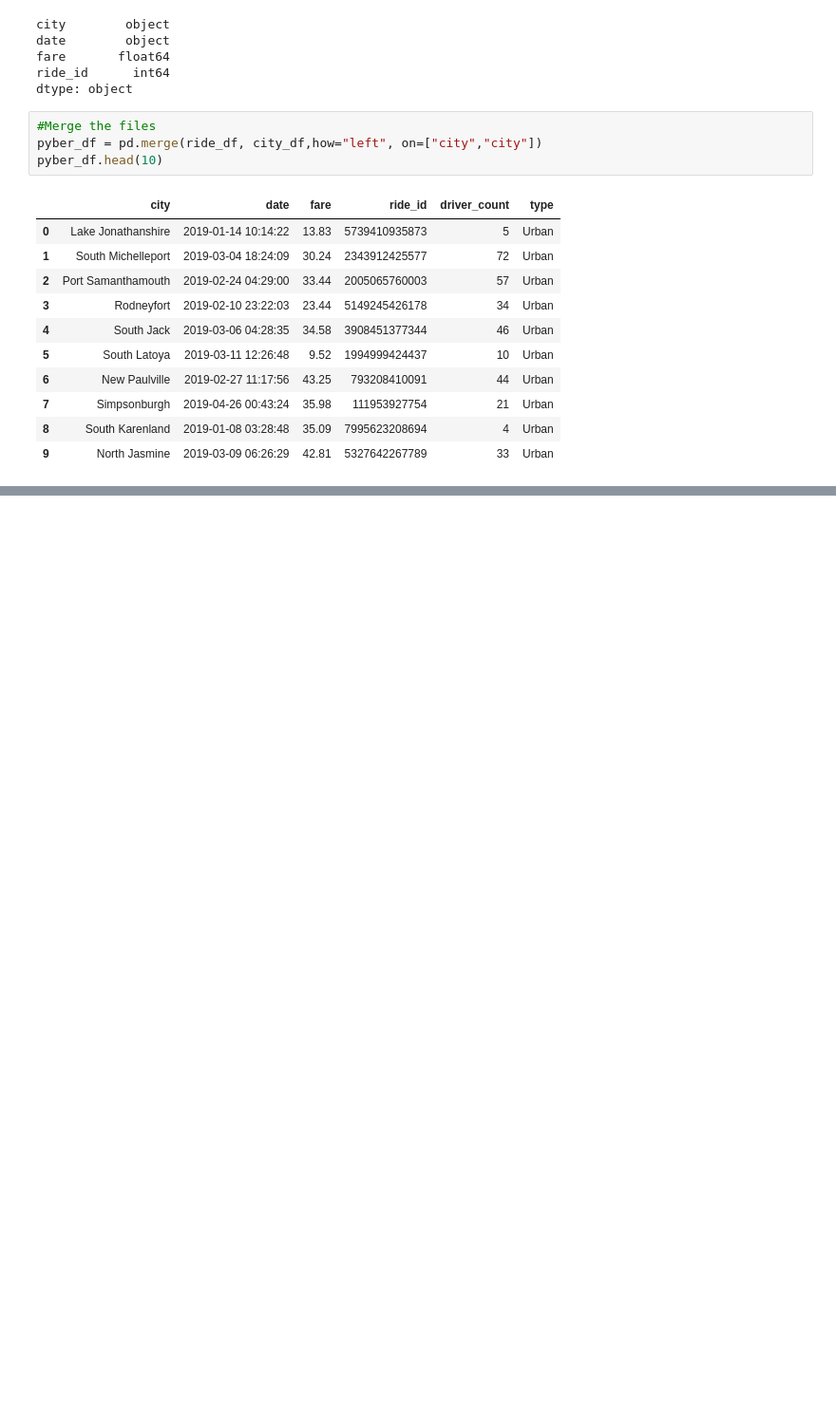
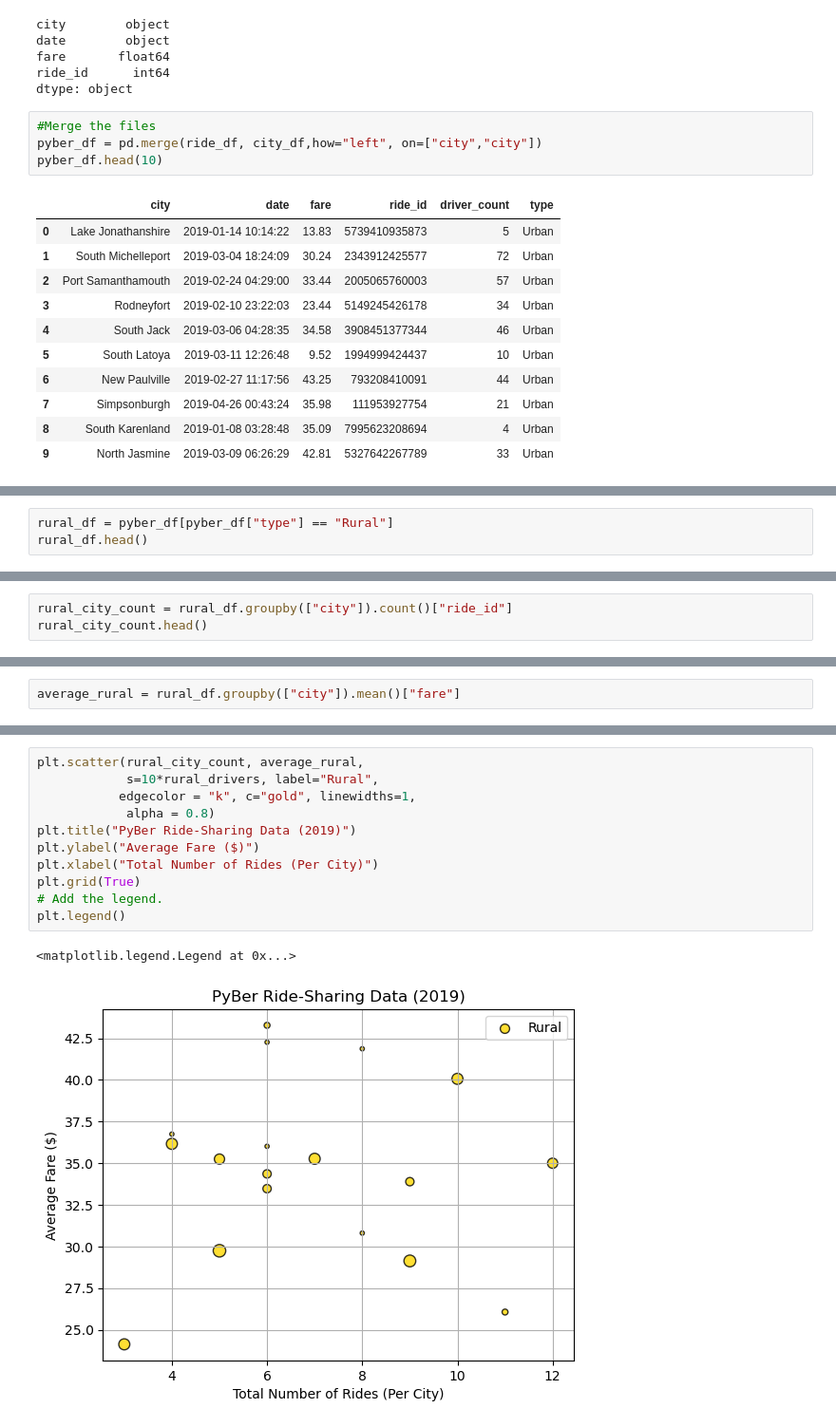
Before and after one commit to merigalstyan/PyBer_Analysis, a Jupyter notebook: PyBer.ipynb, the cells around one changed output, grey strips where cells are left out. Shown at 95% size. Drawn from its saved outputs; the diff is of its cells as text; blank space fills up the shorter version.

```diff
--- a/PyBer.ipynb
+++ b/PyBer.ipynb
@@ -123,0 +135,3 @@ pyber_df.head(10)
+# %%
+rural_df = pyber_df[pyber_df["type"] == "Rural"]
+rural_df.head()
@@ -123,0 +167,3 @@ pyber_df.head(10)
+# %%
+rural_city_count = rural_df.groupby(["city"]).count()["ride_id"]
+rural_city_count.head()
@@ -123,0 +211,2 @@ pyber_df.head(10)
+# %%
+average_rural = rural_df.groupby(["city"]).mean()["fare"]
@@ -123,0 +255,14 @@ pyber_df.head(10)
+# %%
+plt.scatter(rural_city_count, average_rural,
+            s=10*rural_drivers, label="Rural",
+           edgecolor = "k", c="gold", linewidths=1,
+            alpha = 0.8)
+plt.title("PyBer Ride-Sharing Data (2019)")
+plt.ylabel("Average Fare ($)")
+plt.xlabel("Total Number of Rides (Per City)")
+plt.grid(True)
+# Add the legend.
+plt.legend()
+# %% [output]
+<matplotlib.legend.Legend at 0x...>
+[figure, added]
```
Also changed, not shown: parts of 14 cells of this notebook.
